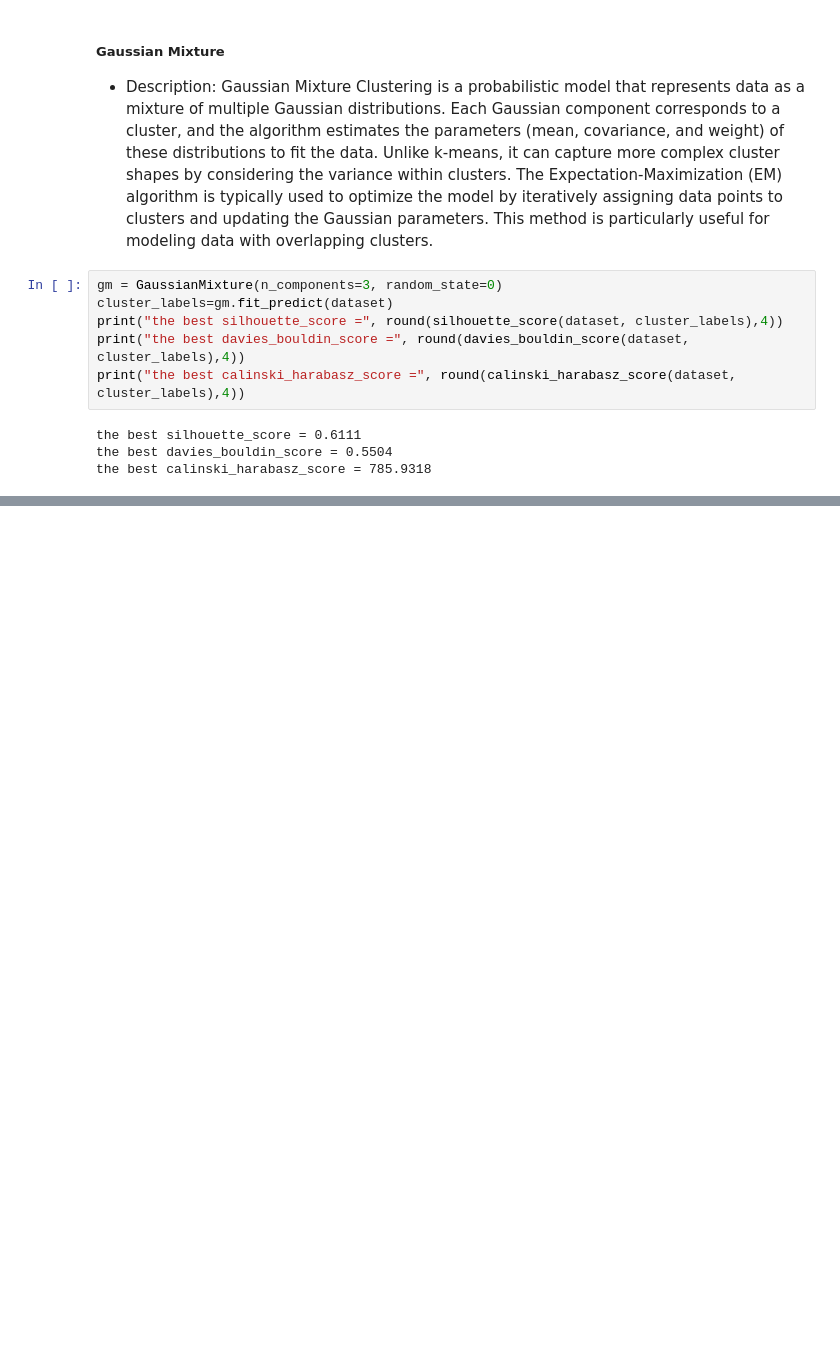
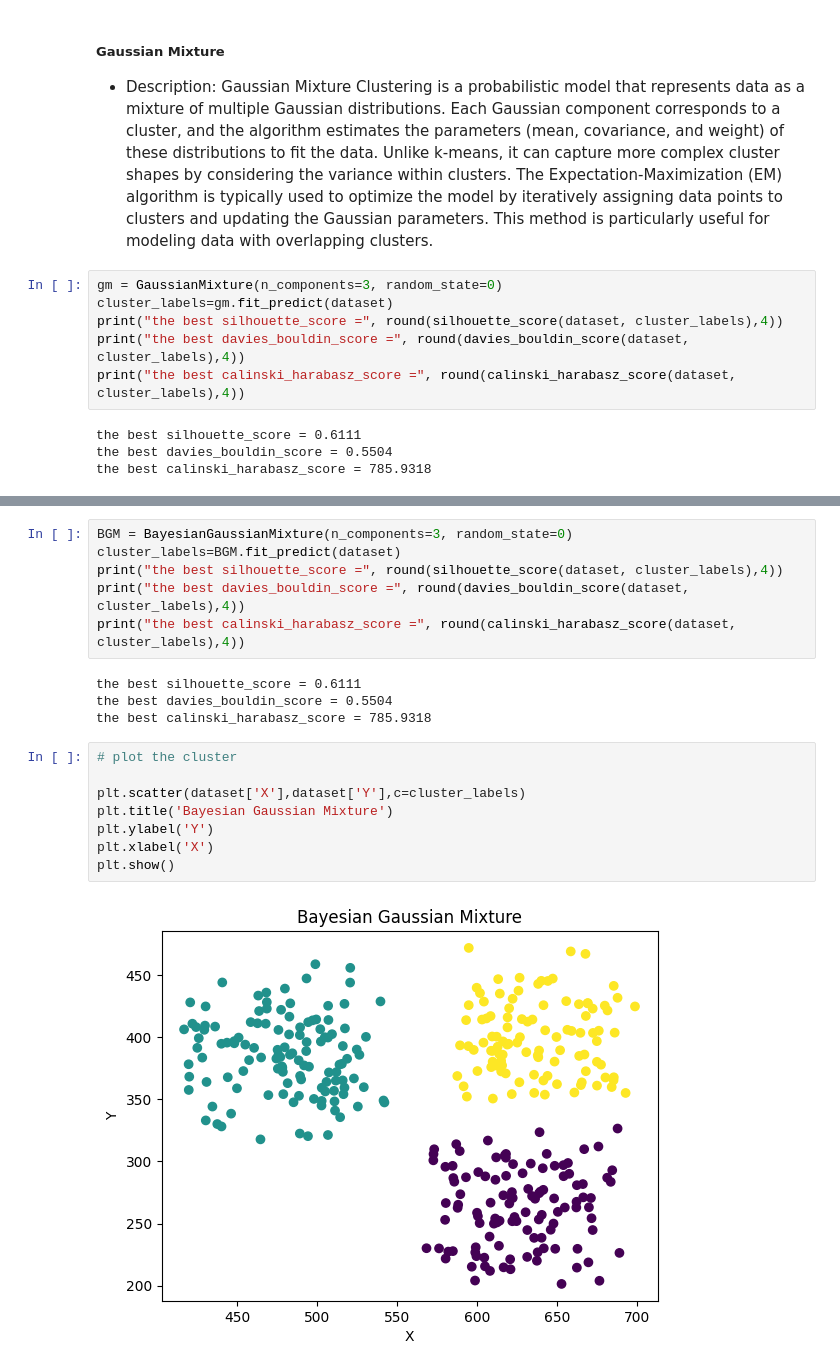
Before and after one commit to AIdjis/Clustering, a Jupyter notebook: notebooks/Gaussian_Mixture.ipynb, the cells around one changed output, grey strips where cells are left out. Saved outputs shown, nothing was run; the diff lists cells and outputs as text; blank space fills up the shorter version.

Commit message:
✨ Add bayesian gaussian mixture clustering algorithm

```diff
--- a/notebooks/Gaussian_Mixture.ipynb
+++ b/notebooks/Gaussian_Mixture.ipynb
@@ -56,0 +57,20 @@ plt.show()
+# %%
+BGM = BayesianGaussianMixture(n_components=3, random_state=0)
+cluster_labels=BGM.fit_predict(dataset)
+print("the best silhouette_score =", round(silhouette_score(dataset, cluster_labels),4))
+print("the best davies_bouldin_score =", round(davies_bouldin_score(dataset, cluster_labels),4))
+print("the best calinski_harabasz_score =", round(calinski_harabasz_score(dataset, cluster_labels),4))
+# %% [output]
+the best silhouette_score = 0.6111
+the best davies_bouldin_score = 0.5504
+the best calinski_harabasz_score = 785.9318
+# %%
+# plot the cluster
+
+plt.scatter(dataset['X'],dataset['Y'],c=cluster_labels)
+plt.title('Bayesian Gaussian Mixture')
+plt.ylabel('Y')
+plt.xlabel('X')
+plt.show()
+# %% [output]
+[figure, added]
```
Also changed, not shown: parts of 2 cells of this notebook.
